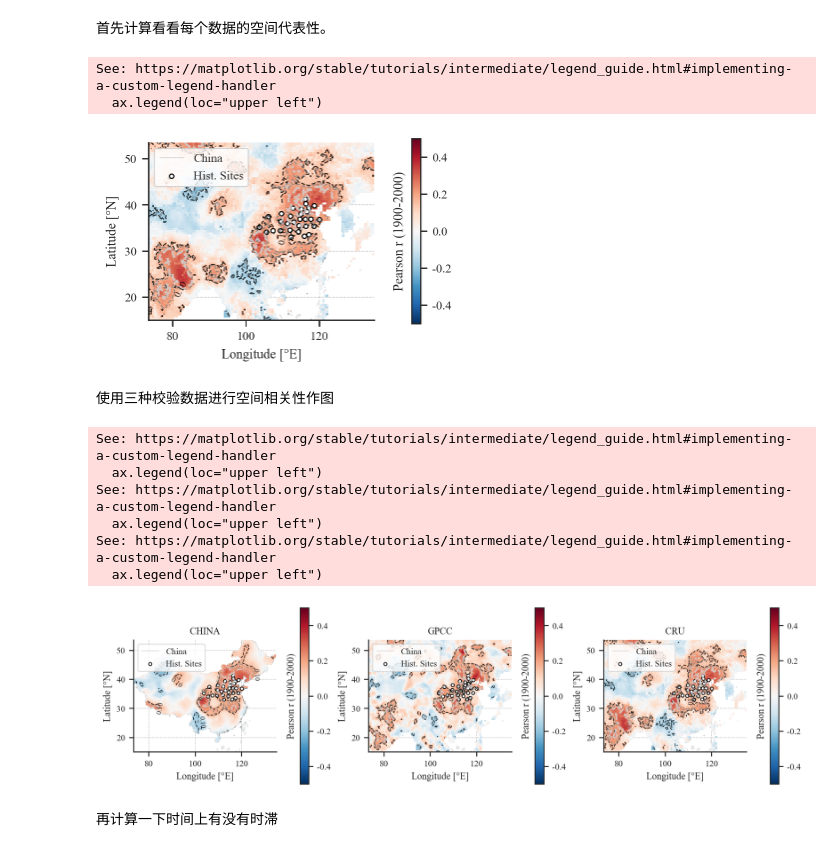
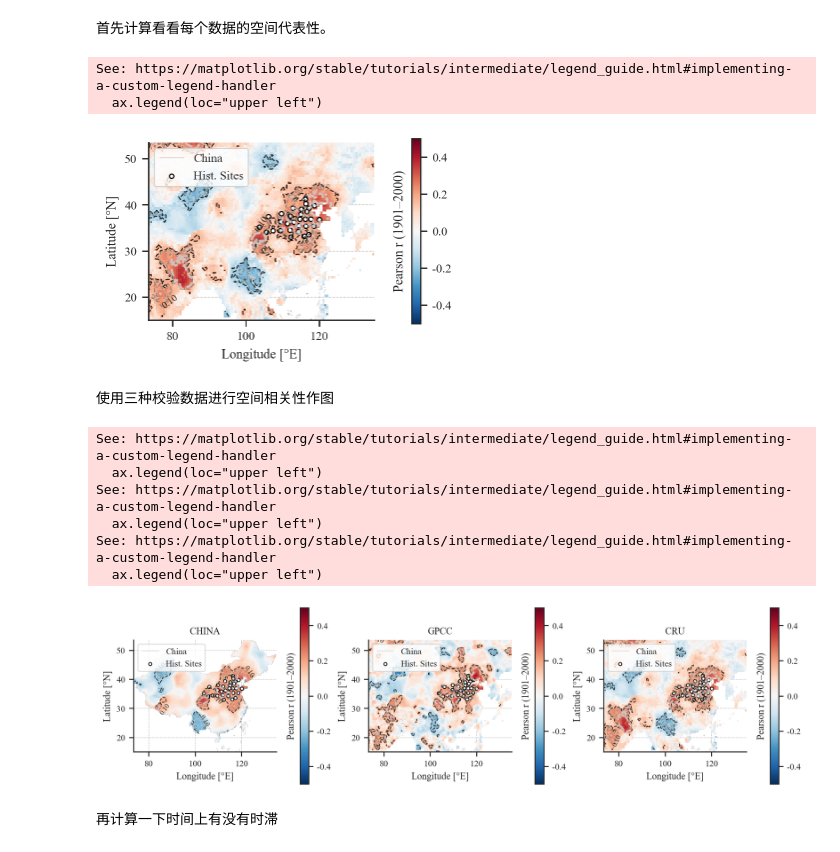
Before and after one commit to SongshGeo/shifting_baseline, a Jupyter notebook: reports/natural.ipynb, the cells around one changed output. Cells and saved outputs as stored; diff of their text form; code cells hidden in the pictures.

```diff
--- a/reports/natural.ipynb
+++ b/reports/natural.ipynb
@@ -160,7 +155,8 @@ INFO | 从 /Users/songshgeo/Documents/CodeBase/Scholar/shifting_baseline/data/JA
 # %%
 import geopandas as gpd
 from matplotkit import with_axes
-from shifting_baseline.constants import END
+from shifting_baseline.constants import FINAL, VALIDATION_START
+from shifting_baseline.data import to_validation_period
 from shifting_baseline.utils.calc import calc_corr
 from shifting_baseline.utils.plot import plot_corr_map
 import xarray as xr
@@ -190,8 +186,9 @@ def set_to_bounds(
 
 def calc_spatial_corr(series, validation_z, crs: str = "EPSG:4326"):
     """
-    计算空间相关性
+    计算空间相关性（仅验证期 1901–2000 CE，仪器 z-score 在期内重新标准化）
     """
+    validation_z = to_validation_period(validation_z)
     common_years = np.intersect1d(series.year.values, validation_z.year.values)
 
     corr = xr.apply_ufunc(
@@ -221,40 +218,40 @@ def plot_spatial_corr(
     china_outline = gpd.read_file(cfg.ds.base_maps.china).to_crs(crs)
     xlim, ylim = set_to_bounds(china_outline, min_y=15)
     if cbar_label is None:
-        cbar_label = f"Pearson r ({END}-{FINAL})"
+        cbar_label = f"Pearson r ({VALIDATION_START}–{FINAL})"
     ax = plot_corr_map(
         corr[0],
         corr[1],
         threshold=threshold,
         mask=mask,
         crs=crs,
         base_maps=cfg.ds.base_maps,
         cbar_label=cbar_label,
         ax=ax,
     )
     region_gdf.plot(
         ax=ax,
         color="white",
         edgecolor="black",
         markersize=10,
         label="Hist. Sites",
     )
     ax.set_xlim(*xlim)
     ax.set_ylim(*ylim)
     ax.set_title("")
     ax.set_xlabel("Longitude [°E]")
     ax.set_ylabel("Latitude [°N]")
     ax.legend(loc="upper left")
     return ax
 
 
 series = combined["mean"].to_xarray()
 ax1 = plot_spatial_corr(calc_spatial_corr(series, summer_precip_z))
 plt.show();
 # %% [output]
 See: https://matplotlib.org/stable/tutorials/intermediate/legend_guide.html#implementing-a-custom-legend-handler
   ax.legend(loc="upper left")
-[figure, old version]
+[figure, new version]
 # %% [markdown]
 使用三种校验数据进行空间相关性作图
 # %%
@@ -273,7 +270,7 @@ See: https://matplotlib.org/stable/tutorials/intermediate/legend_guide.html#impl
   ax.legend(loc="upper left")
 See: https://matplotlib.org/stable/tutorials/intermediate/legend_guide.html#implementing-a-custom-legend-handler
   ax.legend(loc="upper left")
-[figure, old version]
+[figure, new version]
 # %% [markdown]
 再计算一下时间上有没有时滞
 # %% [markdown]
```
Also changed, not shown: parts of 8 cells of this notebook, 7 other files.
